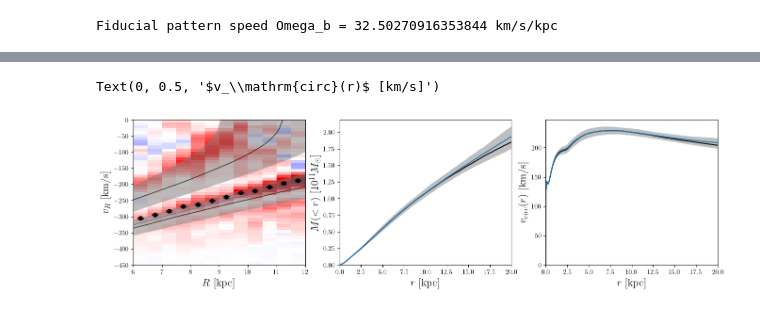
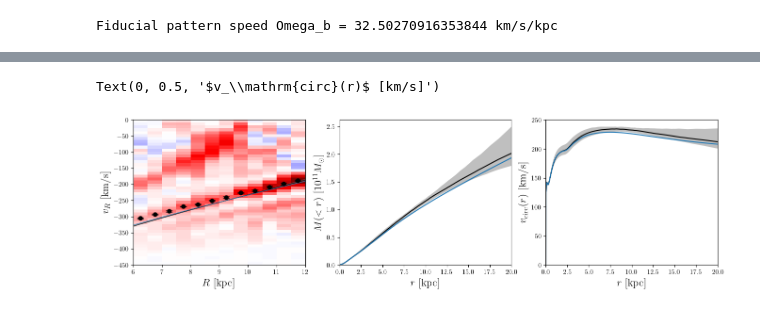
Before and after one commit to adllmr/resonances, a Jupyter notebook: pot_pat_fit.ipynb, the cells around one changed output, grey strips where cells are left out. Cells and saved outputs as stored; diff of their text form; code cells hidden in the pictures.

```diff
--- a/pot_pat_fit.ipynb
+++ b/pot_pat_fit.ipynb
@@ -780,18 +950,20 @@ def calc_log_probability(theta, x, y, yerr, pot_axi_baryon, res_ratio):
 '''Find maximum likelihood or posterior'''
 from scipy.optimize import minimize
 
-nlp = lambda *args: -calc_log_probability(*args)
+nll = lambda *args: -calc_log_likelihood(*args)
 
 initial = [230, 2, 35, 250, 0, 0, 10]
 # initial = [235, 19.6, 35, 250, E_offset_mean, 10]
 
 # Select data or simulation to fit
-x = x_OLR_sim #x_OLR_sim
-y = y_OLR_sim#sim
-yerr = yerr_OLR_sim#sim
+x = x_sim #x_OLR_sim
+y = y_sim#sim
+yerr = yerr_sim#sim
 res_ratio = 0.5
 
-soln = minimize(nlp, initial, args=(x, y, yerr, pot_axi_baryon, res_ratio), method='Nelder-Mead')
+# nlp(initial, x, y, yerr, pot_axi_baryon, res_ratio)
+
+soln = minimize(nll, initial, args=(x, y, yerr, pot_axi_baryon, res_ratio), method='Nelder-Mead')
 # %%
 '''Plot data and maximum likelihood model'''
 
@@ -828,5 +1001,5 @@ nwalkers, ndim = pos.shape
 sampler = emcee.EnsembleSampler(
     nwalkers, ndim, calc_log_probability, args=(x, y, yerr, pot_axi_baryon, res_ratio)
 )
-sampler.run_mcmc(pos, 1000, progress=True)
+sampler.run_mcmc(pos, 30000, progress=True)
 # %% [output]
@@ -853,7 +1025,7 @@ State([[ 2.28563599e+02  2.06660683e+00  3.32733650e+01  1.01160709e+02
 
 fig, axes = plt.subplots(7, figsize=(10, 10), sharex=True)
 samples = sampler.get_chain()
-labels = ['$v_\mathrm{circ}$ [km/s]', '$M(<20\,\mathrm{kpc})$ [$10^{11}M_\odot$]', '$\Omega_\mathrm{b}$ [km/s/kpc]', '$L_z$ [kpc km/s]', 'm', 'c', '$\sigma_\mathrm{model}$ [km/s]']
+labels = ['$v_\mathrm{c0}$ [km/s]', '$M_{20}$ [$10^{11}M_\odot$]', '$\Omega_\mathrm{b}$ [km/s/kpc]', '$L_z$ [kpc km/s]', 'm', 'c', '$\sigma_\mathrm{model}$ [km/s]']
 for i in range(ndim):
     ax = axes[i]
     ax.plot(samples[:, :, i], "k", alpha=0.3)
@@ -878,13 +1050,13 @@ tau: [120.36352134  74.90132165  59.17381615  88.02220451 121.30422783
 
 import corner
 
-flat_samples = sampler.get_chain(discard=600, thin=15, flat=True)
+flat_samples = sampler.get_chain(discard=2000, thin=15, flat=True)
 
 theta_true = [vcirc_sun_sim, M20_sim, Omega_b_sim[snap], 250, -1, 20, 0]
 
 print(theta_true)
 
-labels = ['$v_\mathrm{circ}$ [km/s]', '$M(<20\,\mathrm{kpc})$ [$10^{11}M_\odot$]', '$\Omega_\mathrm{b}$ [km/s/kpc]', '$L_z$ [kpc km/s]', '$m$ [km/s/kpc]', '$c$ [km/s]', '$\sigma_\mathrm{model}$ [km/s]']
+labels = ['$v_\mathrm{c0}$ [km/s]', '$M_{20}$ [$10^{11}M_\odot$]', '$\Omega_\mathrm{b}$ [km/s/kpc]', '$L_z$ [kpc km/s]', '$m$ [km/s/kpc]', '$c$ [km/s]', '$\sigma_\mathrm{model}$ [km/s]']
 
 fig = corner.corner(
     flat_samples, labels=labels, truths=theta_true
@@ -929,17 +1101,14 @@ N_samples = 200
 Menc_array = np.zeros((N_samples, len(r_grid)))
 vcirc_array = np.zeros((N_samples, len(r_grid)))
 vR_res_array = np.zeros((N_samples, len(R_grid)))
-vR_res_CR_array = np.zeros((N_samples, len(R_grid)))
 
 for i in range(N_samples):
     # print(flat_samples[i,0])
     pot_mod = make_pot(flat_samples[i,0], flat_samples[i,1], pot_axi_baryon)
 
     vR_res = calc_res_orbit(pot_mod, flat_samples[i,2], res_ratio, flat_samples[i,3], 0, 0)#flat_samples[i,4], flat_samples[i,5])
-    vR_res_CR = calc_res_orbit(pot_mod, flat_samples[i,2], 0, 250, 0, 0)
 
     vR_res_array[i] = np.nan_to_num(vR_res(R_grid))
-    vR_res_CR_array[i] = np.nan_to_num(vR_res_CR(R_grid))
 
     Menc = pot_mod.enclosedMass(r_grid)/1e11
     Menc_array[i] = Menc
@@ -962,9 +1131,6 @@ axs[0].plot(R_grid, vR_res_sim, c='tab:blue', lw=0.8)
 
 # axs[0].plot(R_grid, np.nanpercentile(vR_res_array, 16, axis=0), c='k', ls='--', lw=0.8)
 # axs[0].plot(R_grid, np.nanpercentile(vR_res_array, 84, axis=0), c='k', ls='--', lw=0.8)
-
-axs[0].plot(R_grid, np.nanmedian(vR_res_CR_array, axis=0), c='k', lw=0.8)
-axs[0].fill_between(R_grid, np.nanpercentile(vR_res_CR_array, 16, axis=0), np.nanpercentile(vR_res_CR_array, 84, axis=0), fc='grey', alpha=0.5)
 
 
 # axs[0].plot(R_grid, np.nanpercentile(vR_res_CR_array, 16, axis=0), c='k', ls='--', lw=0.8)
@@ -995,31 +1161,31 @@ axs[2].plot(r_grid, vcirc_sim, c='tab:blue')
 # plt.plot(R_grid, np.percentile(vR_res_array, 16), c='k', ls='--')
 # plt.plot(R_grid, np.percentile(vR_res_array, 84), c='k', ls='--')
 
 
     # plt.plot(R_grid, vR_res[1](R_grid), alpha=0.1, c='k')
 
 
 axs[0].set_ylim(vR_bins[0],0)
 axs[1].set_xlim(0,20)
 axs[1].set_ylim(0)
 axs[2].set_xlim(0,20)
 axs[2].set_ylim(0)
 
 axs[0].set_xlabel('$R$ [kpc]', fontsize=16)
 axs[0].set_ylabel('$v_R$ [km/s]', fontsize=16)
 
 axs[1].set_xlabel('$r$ [kpc]', fontsize=16)
 axs[1].set_ylabel('$M(<r)$ [$10^{11} M_\odot$]', fontsize=16)
 axs[2].set_xlabel('$r$ [kpc]', fontsize=16)
 axs[2].set_ylabel('$v_\mathrm{circ}(r)$ [km/s]', fontsize=16)
 
 
 # print(calc_log_probability(np.median(flat_samples, axis=0), x, y, yerr, pot_axi_baryon, res_ratio))
 
 
 # theta_true = [vcirc_sun_sim, M20_sim, Omega_b_sim[snap], 250, Delta_E_OLR_mean, 0]
 
 # print(calc_log_probability(theta_true, x, y, yerr, pot_axi_baryon, res_ratio))
 # %% [output]
 Text(0, 0.5, '$v_\\mathrm{circ}(r)$ [km/s]')
-[figure, old version]
+[figure, new version]
```
Also changed, not shown: parts of 16 cells of this notebook, 1 other file.
